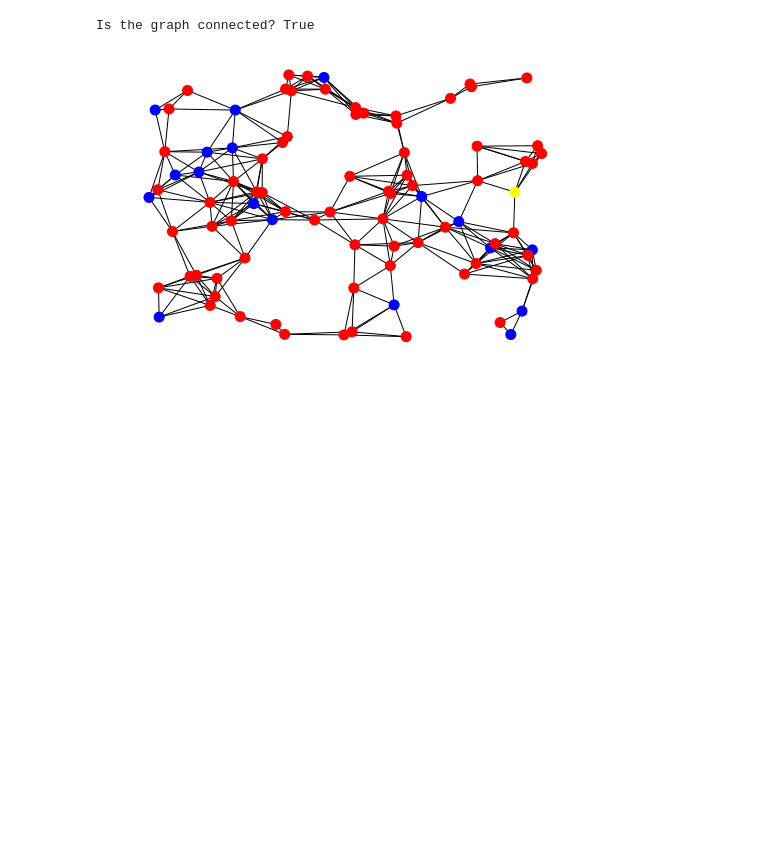
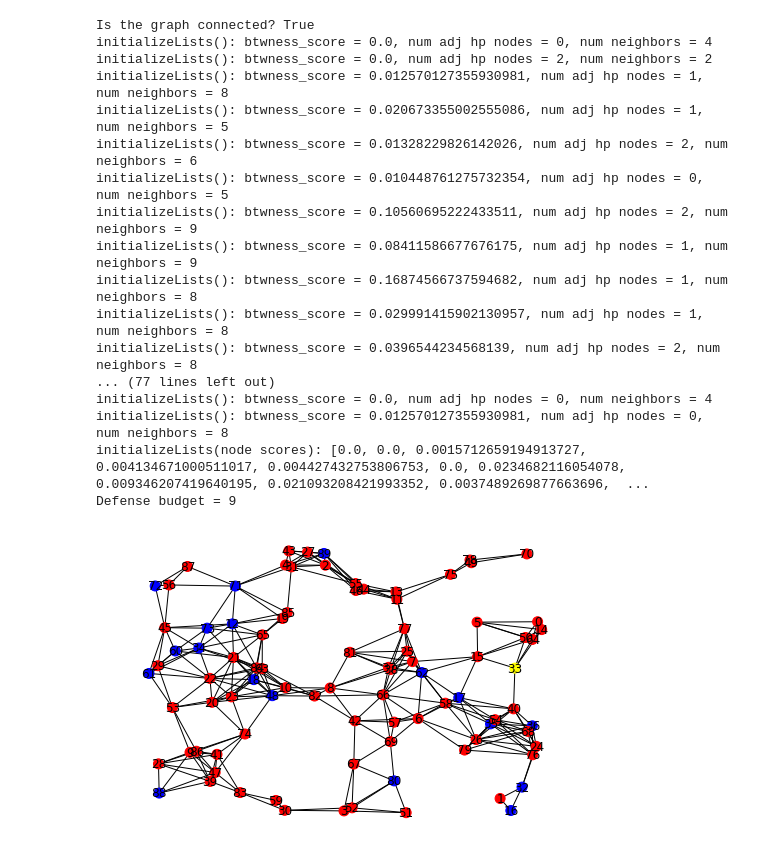
Before and after one commit to jobian/CS6204, a Jupyter notebook: LocationDeception v1.ipynb, the cells around one changed output. Saved outputs shown, nothing was run; the diff lists cells and outputs as text; code cells hidden in the pictures; blank space fills up the shorter version.

```diff
--- a/LocationDeception v1.ipynb
+++ b/LocationDeception v1.ipynb
@@ -49,9 +49,13 @@ def get_cvss_score(is_hp_node):
 # GRAPH FRAMEWORK
 #
 class rndGeometricGraph:
+    def __init__(self):
+        __init__(False)
+
     def __init__(self, isDynamic):
         self.is_dynamic_network = isDynamic
         self.compromised_nodes = []
+        self.blocked_nodes = []
         self.lp_index = 0
         self.gw_index = 0
         self.G = []
@@ -86,15 +90,19 @@ class rndGeometricGraph:
                     self.hp_indices.remove(node1)
                     return
 
+    def isBlockedNode(self, node_in):
+        if node_in in self.blocked_nodes: return True
+        return False
+
     def isCompromisedNode(self, node_in):
         if node_in in self.compromised_nodes: return True
         return False
 
-    def getCompromisedNodes(self):
-        return self.compromised_nodes
+    def getBlockedNodes(self): return self.blocked_nodes
+    def getCompromisedNodes(self): return self.compromised_nodes
 
-    def addCompromisedNode(self, node_in):
-        self.compromised_nodes.append(node_in)
+    def addBlockedNode(self, node_in): self.compromised_nodes.append(node_in)
+    def addCompromisedNode(self, node_in): self.compromised_nodes.append(node_in)
 
     def buildGraph(self):
         # USE COORDINATES FROM RANDOM GEOMETRIC GRAPH MAKER
@@ -126,7 +134,7 @@ class rndGeometricGraph:
                 else: # LP nodes
                     color_map.append('red')
 
-            nx.draw(self.G, pos, node_size=100, node_color=color_map)
+            nx.draw(self.G, pos, node_size=100, node_color=color_map, with_labels=True)
             #nx.draw(self.G, pos, node_size=100)
             plt.draw()
 
@@ -170,9 +178,12 @@ class rndGeometricGraph:
 
         return False
 
+    def num_neighbors(self, node_in):
+        count = 0
+        for n in self.G.neighbors(node_in): count += 1
+        return count
+
     def num_hp_neighbors(self, node_in):
-        if self.is_hp_node(node_in): return False
-
         cnt = 0
         for neighbor_node in nx.neighbors(self.G, node_in):
             if self.is_hp_node(neighbor_node): cnt += 1
@@ -623,22 +593,38 @@ class SSGDeceptionModeler:
 # %%
 #
 # SECTION 1 - BUILD NETWORK / BUILD ATTACK GRAPH / INITIATE SSG PLAY
 #
 is_dynamic_network = False
 use_location_deception = True
-deception_method = 3 # 1 - no deception, 2 - deception (hide edges), 3 - location deception (decoy nodes)
+deception_method = 1 # 1 - no deception, 2 - deception (hide edges), 3 - location deception (decoy nodes)
 
 # Build random geometric graph
 G = rndGeometricGraph(is_dynamic_network)
 G.buildGraph()
 
 # Build attack graph
 attackGraph = AttackGraph(G)
 
-ssg = SSGDeceptionModeler(G, attackGraph, is_dynamic_network, deception_method)
+ssg = SSGDeceptionModeler(attackGraph, is_dynamic_network, deception_method)
 # %% [output]
 Is the graph connected? True
+initializeLists(): btwness_score = 0.0, num adj hp nodes = 0, num neighbors = 4
+initializeLists(): btwness_score = 0.0, num adj hp nodes = 2, num neighbors = 2
+initializeLists(): btwness_score = 0.012570127355930981, num adj hp nodes = 1, num neighbors = 8
+initializeLists(): btwness_score = 0.020673355002555086, num adj hp nodes = 1, num neighbors = 5
+initializeLists(): btwness_score = 0.01328229826142026, num adj hp nodes = 2, num neighbors = 6
+initializeLists(): btwness_score = 0.010448761275732354, num adj hp nodes = 0, num neighbors = 5
+initializeLists(): btwness_score = 0.10560695222433511, num adj hp nodes = 2, num neighbors = 9
+initializeLists(): btwness_score = 0.08411586677676175, num adj hp nodes = 1, num neighbors = 9
+initializeLists(): btwness_score = 0.16874566737594682, num adj hp nodes = 1, num neighbors = 8
+initializeLists(): btwness_score = 0.029991415902130957, num adj hp nodes = 1, num neighbors = 8
+initializeLists(): btwness_score = 0.0396544234568139, num adj hp nodes = 2, num neighbors = 8
+... (77 lines left out)
+initializeLists(): btwness_score = 0.0, num adj hp nodes = 0, num neighbors = 4
+initializeLists(): btwness_score = 0.012570127355930981, num adj hp nodes = 0, num neighbors = 8
+initializeLists(node scores): [0.0, 0.0, 0.0015712659194913727, 0.004134671000511017, 0.004427432753806753, 0.0, 0.0234682116054078, 0.009346207419640195, 0.021093208421993352, 0.0037489269877663696,  ...
+Defense budget = 9
-[figure, old version]
+[figure, new version]
 # %%
 # Game result: 1 - not all results in yet (keep playing); 0 - Defender wins
 game_count = 0
```
Also changed, not shown: parts of 4 cells of this notebook.
